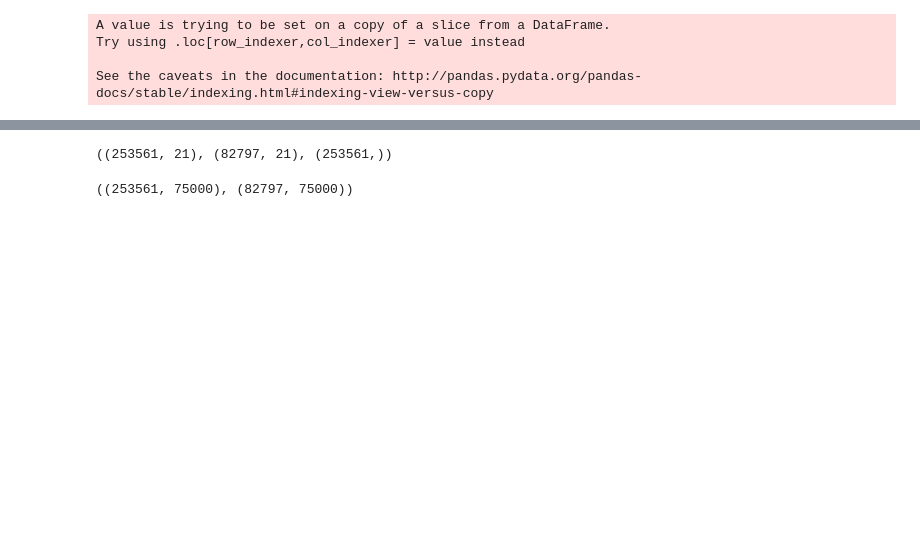
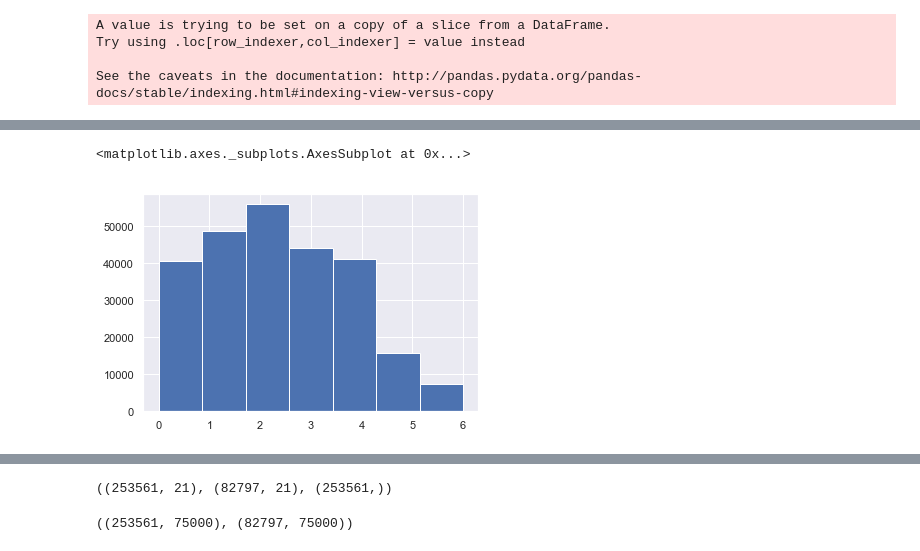
Before and after one commit to sitask/Spring2019_mlcourse.ai, a Jupyter notebook: alice_freeride.ipynb, the cells around one changed output, grey strips where cells are left out. Saved outputs shown, nothing was run; the diff lists cells and outputs as text; code cells hidden in the pictures; blank space fills up the shorter version.

```diff
--- a/alice_freeride.ipynb
+++ b/alice_freeride.ipynb
@@ -404,3 +415,8 @@ training_full.head()
+# %%
+training_full['dayofweek'].hist(bins=7)
+# %% [output]
+<matplotlib.axes._subplots.AxesSubplot at 0x...>
+[figure, added]
 # %%
 sns.heatmap(training_full.corr())
 # %% [output]
```
Also changed, not shown: parts of 11 cells of this notebook.
